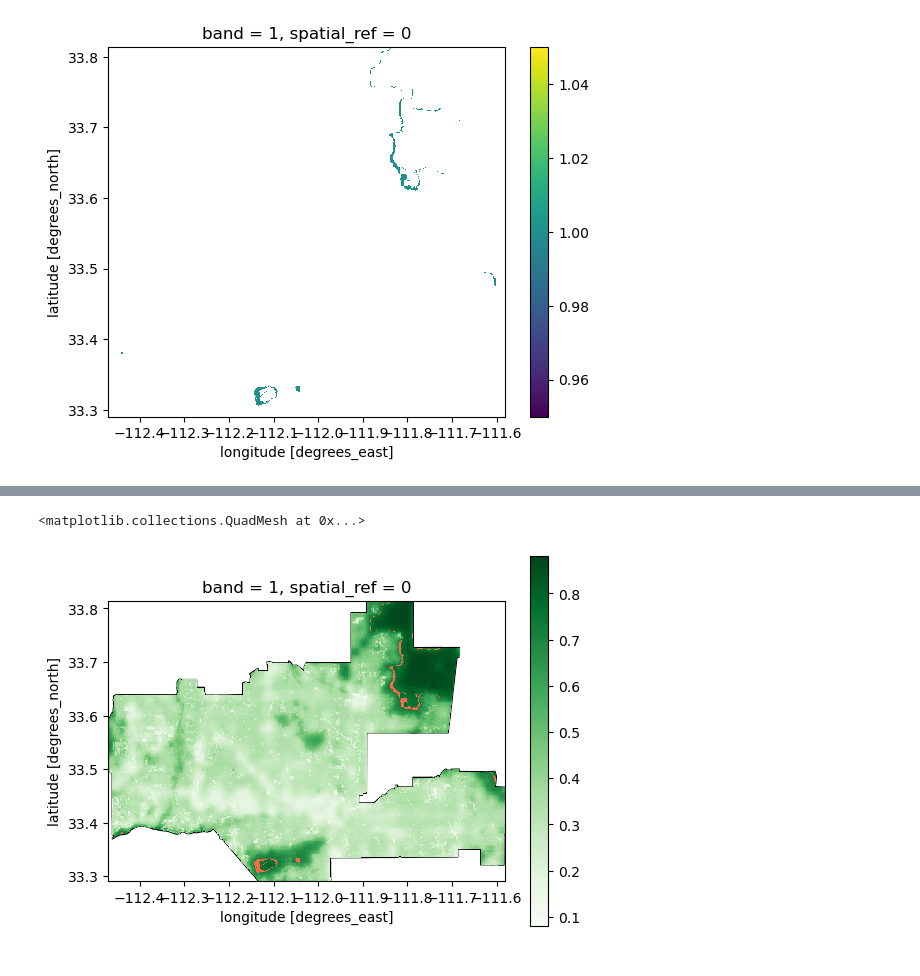
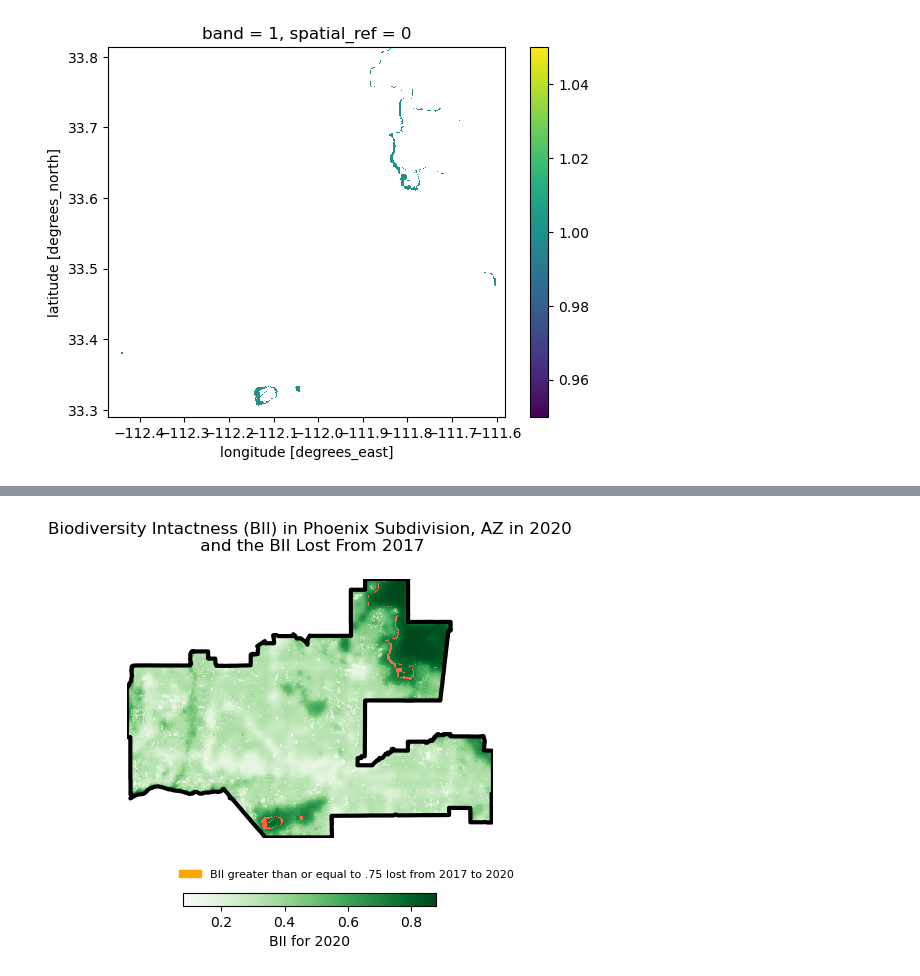
Before and after one commit to emmabeamitchell/Biodiversity_intactness, a Jupyter notebook: biodiversity_intactness.ipynb, the cells around one changed output, grey strips where cells are left out. Saved outputs shown, nothing was run; the diff lists cells and outputs as text; code cells hidden in the pictures.

```diff
--- a/biodiversity_intactness.ipynb
+++ b/biodiversity_intactness.ipynb
@@ -409,18 +390,30 @@ list(colormaps)
 # %%
 # initialize an empty fig and axes
+
 fig, ax = plt.subplots()
+ax.axis('off')
 
-# add phoenix boundary
-phoenix_shp.plot(ax=ax,
-                color = 'none',
-                edgecolor='black')
+# Add phoenix boundary with bold edges
+phoenix_shp.boundary.plot(ax=ax, color='black', edgecolor='black', linewidth=3)
 
-phoenix_2020_clip.plot(ax=ax,
-                      cmap = "Greens")
+# Plot the 2020 data
+phoenix_2020_clip.plot(ax=ax, cmap="Greens",
+                       cbar_kwargs={'location': 'bottom', 'label': 'BII for 2020', 'shrink': 0.51})
 
-phx_diff.plot(ax=ax,
-             cmap = "Reds",
-             add_colorbar = False)
+# Add a custom legend element manually
+custom_patch = mpatches.Patch(color='orange', label='BII greater than or equal to .75 lost from 2017 to 2020')
+
+# Add custom legend
+ax.legend(handles=[custom_patch], loc='lower center', fontsize=8, frameon=False, bbox_to_anchor=(0.6, -0.2))
+
+# Plot the difference data
+phx_diff.plot(ax=ax, cmap="Reds", add_colorbar=False)
+
+# Set the title
+ax.set_title("Biodiversity Intactness (BII) in Phoenix Subdivision, AZ in 2020\n and the BII Lost From 2017",
+             fontsize=12, loc='center', pad=20)
+
+# Show plot
+plt.show()
 # %% [output]
-<matplotlib.collections.QuadMesh at 0x...>
-[figure, old version]
+[figure, new version]
```
Also changed, not shown: parts of 3 cells of this notebook.
